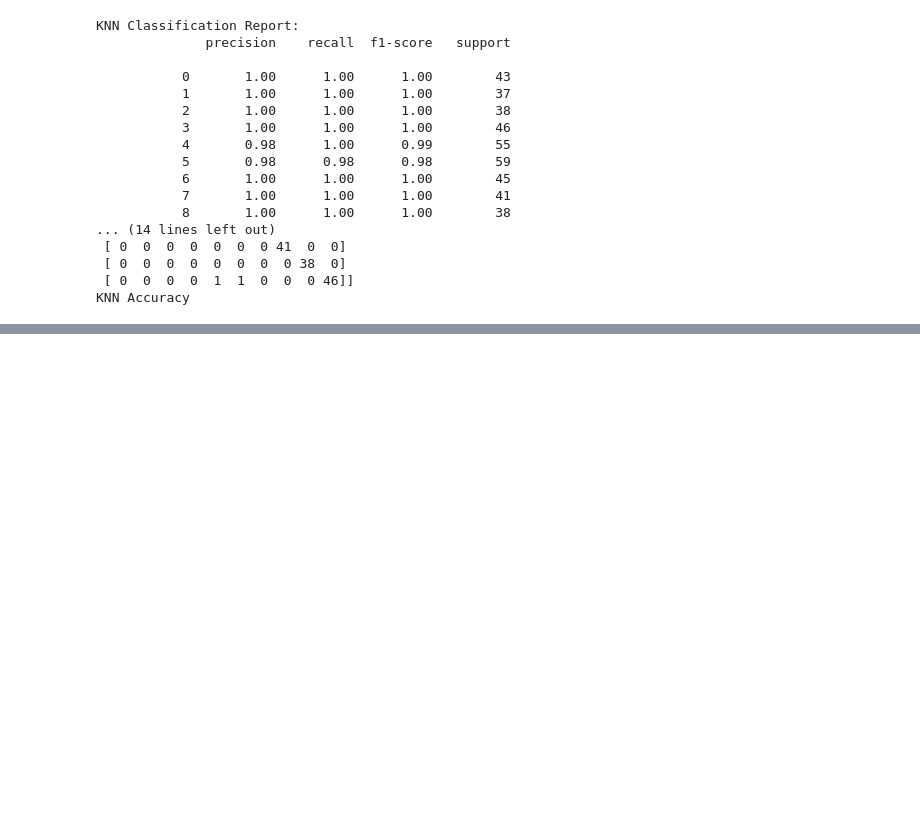
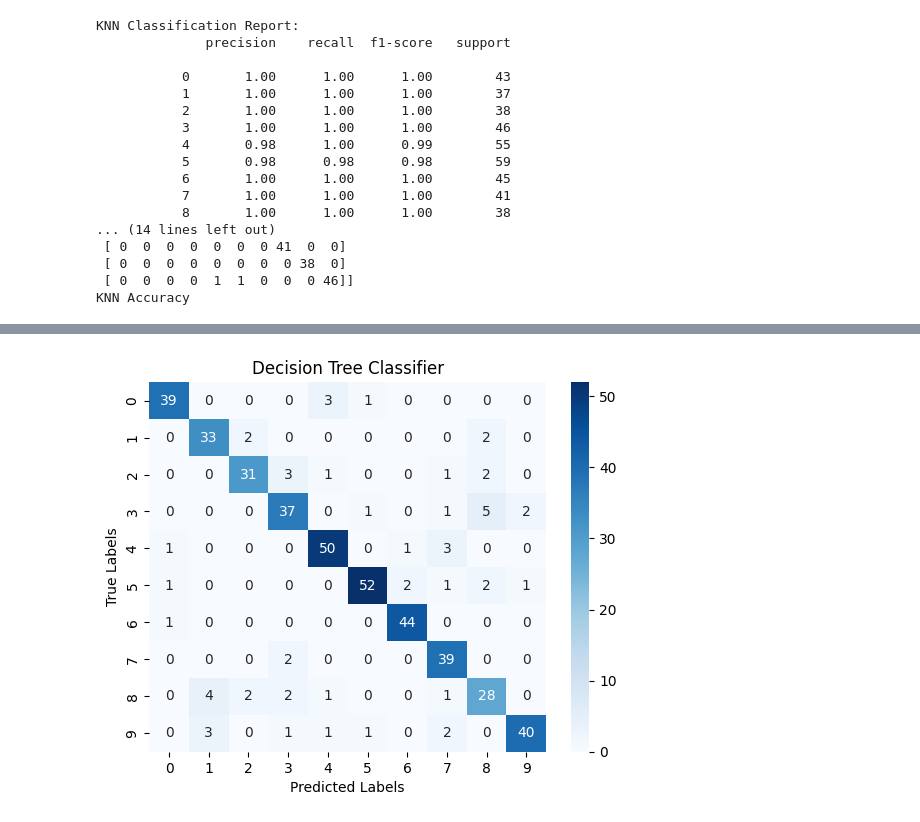
Before and after one commit to Nahom32/CV-Lab-Experiments, a Jupyter notebook: notebooks/Statistical_Methods_for_Image_Classification.ipynb, the cells around one changed output, grey strips where cells are left out. Drawn from its saved outputs; the diff is of its cells as text; code cells hidden in the pictures; blank space fills up the shorter version.

```diff
--- a/notebooks/Statistical_Methods_for_Image_Classification.ipynb
+++ b/notebooks/Statistical_Methods_for_Image_Classification.ipynb
@@ -45,3 +45,8 @@ KNN Classification Report:
  [ 0  0  0  0  0  0  0  0 38  0]
  [ 0  0  0  0  1  1  0  0  0 46]]
 KNN Accuracy
+# %%
+from sklearn.tree import DecisionTreeClassifier
+dtree = DecisionTreeClassifier()
+dtree.fit(X_train,y_train)
+y_pred_tree = dtree.predict(X_test)
@@ -47,0 +87,9 @@ KNN Accuracy
+# %%
+cm = confusion_matrix(y_test, y_pred_tree)
+sns.heatmap(cm, annot=True, fmt='d', cmap='Blues')
+plt.title("Decision Tree Classifier")
+plt.xlabel('Predicted Labels')
+plt.ylabel('True Labels')
+plt.show()
+# %% [output]
+[figure, added]
```
Also changed, not shown: parts of 2 cells of this notebook.
